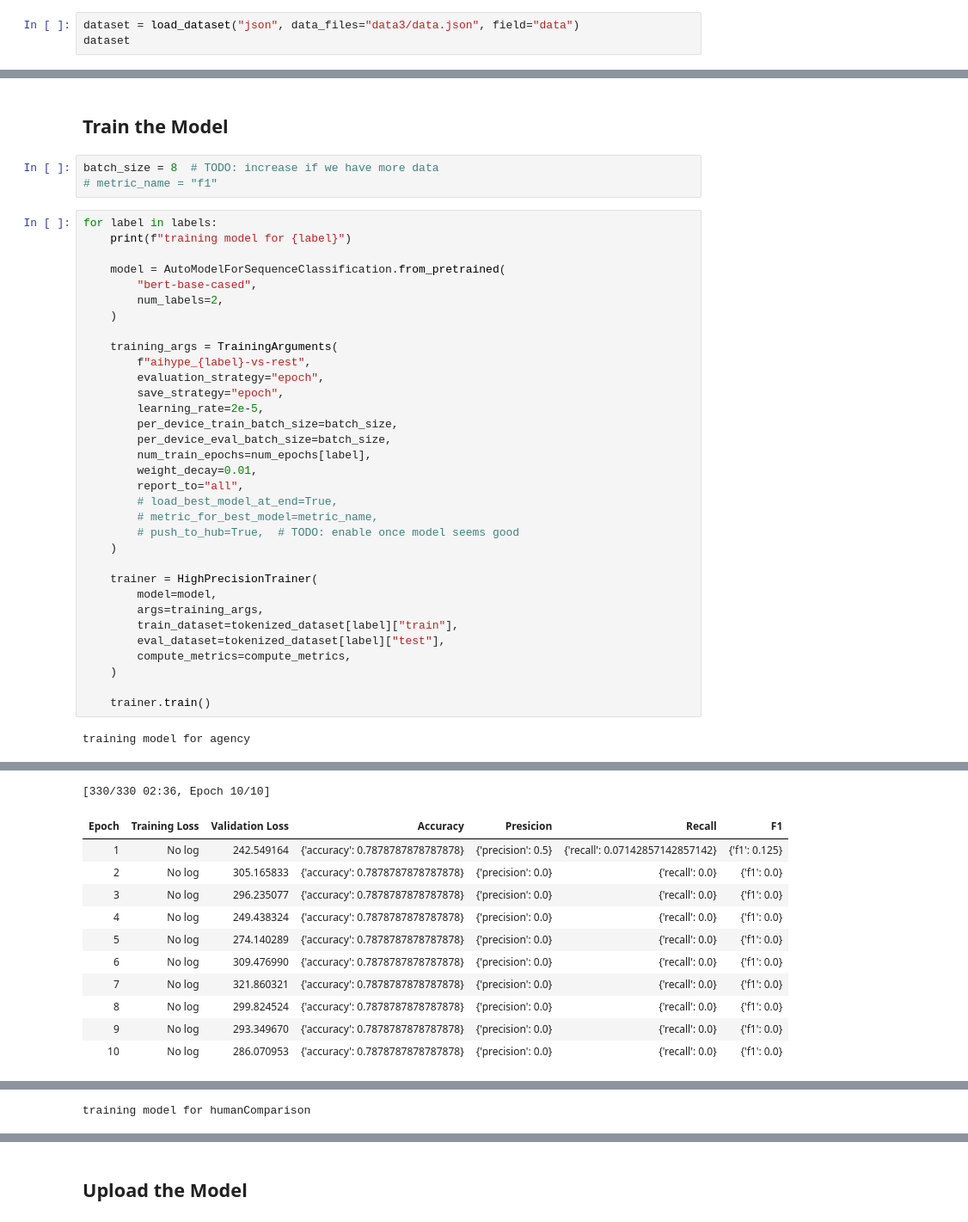
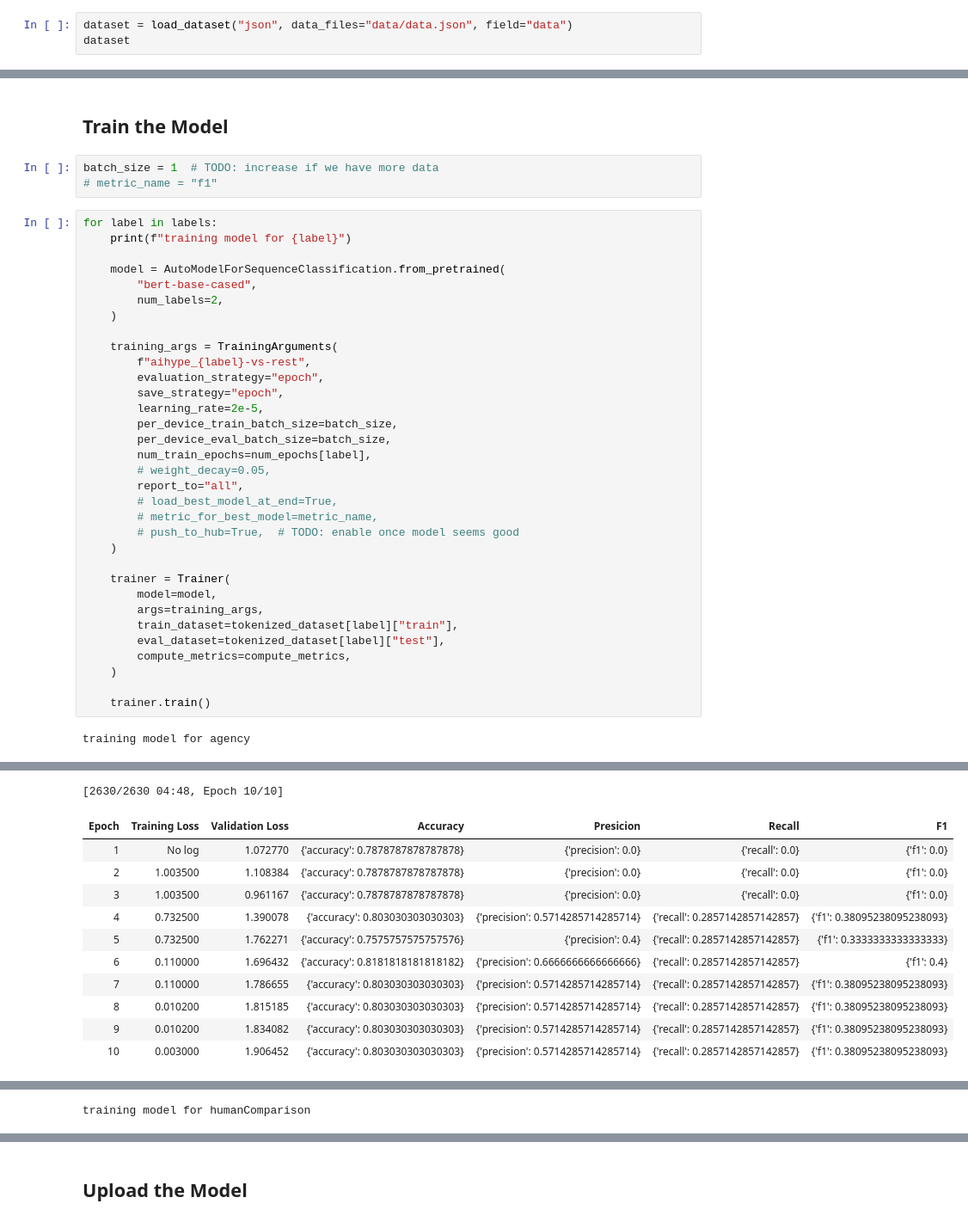
Before and after one commit to xt0r3-Cambridge/Group-Alpha, a Jupyter notebook: model/one_vs_rest.ipynb, the cells around one changed output, grey strips where cells are left out. Shown at 86% size. Saved outputs shown, nothing was run; the diff lists cells and outputs as text.

```diff
--- a/model/one_vs_rest.ipynb
+++ b/model/one_vs_rest.ipynb
@@ -33,6 +33,6 @@ MODEL_NAME = "one-vs-rest-bert"
 # %% [markdown]
 ## Loading Dataset
 # %%
-dataset = load_dataset("json", data_files="data3/data.json", field="data")
+dataset = load_dataset("json", data_files="data/data.json", field="data")
 dataset
 # %% [output]
@@ -224,7 +224,7 @@ class HighPrecisionTrainer(Trainer):
 # %% [markdown]
 ## Train the Model
 # %%
-batch_size = 8  # TODO: increase if we have more data
+batch_size = 1  # TODO: increase if we have more data
 # metric_name = "f1"
 # %%
 for label in labels:
@@ -243,14 +243,14 @@ for label in labels:
         per_device_train_batch_size=batch_size,
         per_device_eval_batch_size=batch_size,
         num_train_epochs=num_epochs[label],
-        weight_decay=0.01,
+        # weight_decay=0.05,
         report_to="all",
         # load_best_model_at_end=True,
         # metric_for_best_model=metric_name,
         # push_to_hub=True,  # TODO: enable once model seems good
     )
 
-    trainer = HighPrecisionTrainer(
+    trainer = Trainer(
         model=model,
         args=training_args,
         train_dataset=tokenized_dataset[label]["train"],
@@ -276,15 +276,15 @@ You should probably TRAIN this model on a down-stream task to be able to use it
   Number of trainable parameters = 108311810
-[330/330 02:36, Epoch 10/10]
+[2630/2630 04:48, Epoch 10/10]
 | Epoch | Training Loss | Validation Loss | Accuracy | Presicion | Recall | F1 |
-| 1 | No log | 242.549164 | {'accuracy': 0.7878787878787878} | {'precision': 0.5} | {'recall': 0.07142857142857142} | {'f1': 0.125} |
-| 2 | No log | 305.165833 | {'accuracy': 0.7878787878787878} | {'precision': 0.0} | {'recall': 0.0} | {'f1': 0.0} |
-| 3 | No log | 296.235077 | {'accuracy': 0.7878787878787878} | {'precision': 0.0} | {'recall': 0.0} | {'f1': 0.0} |
-| 4 | No log | 249.438324 | {'accuracy': 0.7878787878787878} | {'precision': 0.0} | {'recall': 0.0} | {'f1': 0.0} |
-| 5 | No log | 274.140289 | {'accuracy': 0.7878787878787878} | {'precision': 0.0} | {'recall': 0.0} | {'f1': 0.0} |
-| 6 | No log | 309.476990 | {'accuracy': 0.7878787878787878} | {'precision': 0.0} | {'recall': 0.0} | {'f1': 0.0} |
-| 7 | No log | 321.860321 | {'accuracy': 0.7878787878787878} | {'precision': 0.0} | {'recall': 0.0} | {'f1': 0.0} |
-| 8 | No log | 299.824524 | {'accuracy': 0.7878787878787878} | {'precision': 0.0} | {'recall': 0.0} | {'f1': 0.0} |
-| 9 | No log | 293.349670 | {'accuracy': 0.7878787878787878} | {'precision': 0.0} | {'recall': 0.0} | {'f1': 0.0} |
-| 10 | No log | 286.070953 | {'accuracy': 0.7878787878787878} | {'precision': 0.0} | {'recall': 0.0} | {'f1': 0.0} |
+| 1 | No log | 1.072770 | {'accuracy': 0.7878787878787878} | {'precision': 0.0} | {'recall': 0.0} | {'f1': 0.0} |
+| 2 | 1.003500 | 1.108384 | {'accuracy': 0.7878787878787878} | {'precision': 0.0} | {'recall': 0.0} | {'f1': 0.0} |
+| 3 | 1.003500 | 0.961167 | {'accuracy': 0.7878787878787878} | {'precision': 0.0} | {'recall': 0.0} | {'f1': 0.0} |
+| 4 | 0.732500 | 1.390078 | {'accuracy': 0.803030303030303} | {'precision': 0.5714285714285714} | {'recall': 0.2857142857142857} | {'f1': 0.38095238095238093} |
+| 5 | 0.732500 | 1.762271 | {'accuracy': 0.7575757575757576} | {'precision': 0.4} | {'recall': 0.2857142857142857} | {'f1': 0.3333333333333333} |
+| 6 | 0.110000 | 1.696432 | {'accuracy': 0.8181818181818182} | {'precision': 0.6666666666666666} | {'recall': 0.2857142857142857} | {'f1': 0.4} |
+| 7 | 0.110000 | 1.786655 | {'accuracy': 0.803030303030303} | {'precision': 0.5714285714285714} | {'recall': 0.2857142857142857} | {'f1': 0.38095238095238093} |
+| 8 | 0.010200 | 1.815185 | {'accuracy': 0.803030303030303} | {'precision': 0.5714285714285714} | {'recall': 0.2857142857142857} | {'f1': 0.38095238095238093} |
+| 9 | 0.010200 | 1.834082 | {'accuracy': 0.803030303030303} | {'precision': 0.5714285714285714} | {'recall': 0.2857142857142857} | {'f1': 0.38095238095238093} |
+| 10 | 0.003000 | 1.906452 | {'accuracy': 0.803030303030303} | {'precision': 0.5714285714285714} | {'recall': 0.2857142857142857} | {'f1': 0.38095238095238093} |
 ***** Running Evaluation *****
   Num examples = 66
```
Also changed, not shown: parts of 6 cells of this notebook, 3 other files.
